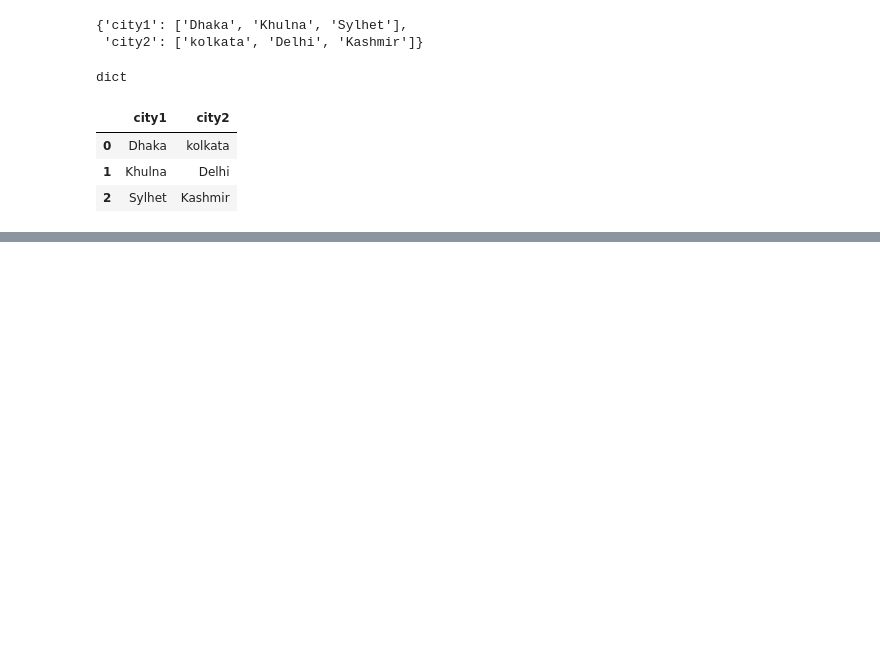
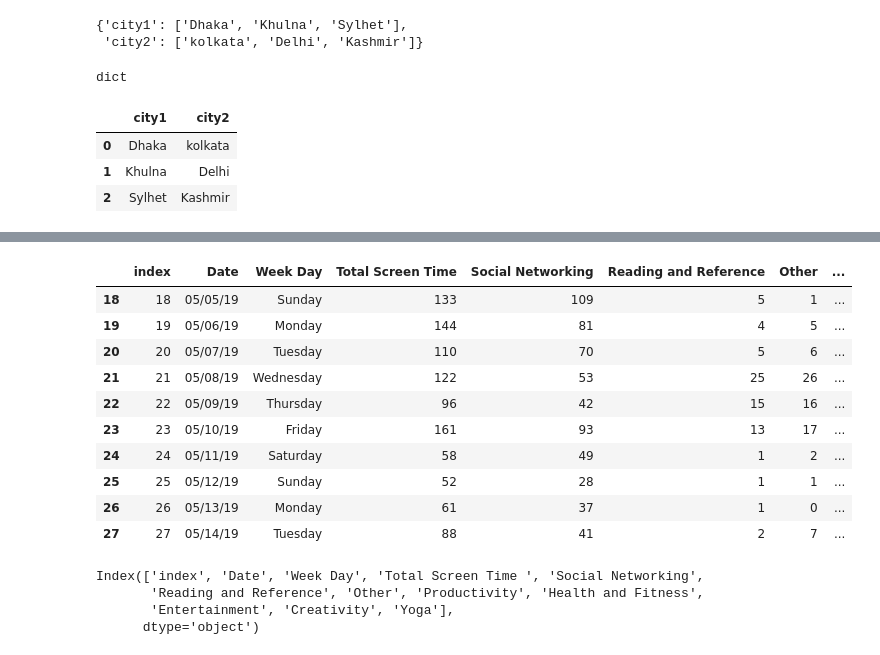
Before and after one commit to FarhanBinShafiq/machine_learning, a Jupyter notebook: pandas/Untitled.ipynb, the cells around one changed output, grey strips where cells are left out. Saved outputs shown, nothing was run; the diff lists cells and outputs as text; code cells hidden in the pictures; blank space fills up the shorter version.

```diff
--- a/pandas/Untitled.ipynb
+++ b/pandas/Untitled.ipynb
@@ -104,0 +142,24 @@ df4
+# %%
+#tail()-->last 10 row will show
+csv_read.tail(10)
+# %% [output]
+|  | index | Date | Week Day | Total Screen Time | Social Networking | Reading and Reference | Other | ... |
+| 18 | 18 | 05/05/19 | Sunday | 133 | 109 | 5 | 1 | ... |
+| 19 | 19 | 05/06/19 | Monday | 144 | 81 | 4 | 5 | ... |
+| 20 | 20 | 05/07/19 | Tuesday | 110 | 70 | 5 | 6 | ... |
+| 21 | 21 | 05/08/19 | Wednesday | 122 | 53 | 25 | 26 | ... |
+| 22 | 22 | 05/09/19 | Thursday | 96 | 42 | 15 | 16 | ... |
+| 23 | 23 | 05/10/19 | Friday | 161 | 93 | 13 | 17 | ... |
+| 24 | 24 | 05/11/19 | Saturday | 58 | 49 | 1 | 2 | ... |
+| 25 | 25 | 05/12/19 | Sunday | 52 | 28 | 1 | 1 | ... |
+| 26 | 26 | 05/13/19 | Monday | 61 | 37 | 1 | 0 | ... |
+| 27 | 27 | 05/14/19 | Tuesday | 88 | 41 | 2 | 7 | ... |
+# %%
+## only columns name read
+columns_name=csv_read.columns
+columns_name
+# %% [output]
+Index(['index', 'Date', 'Week Day', 'Total Screen Time ', 'Social Networking',
+       'Reading and Reference', 'Other', 'Productivity', 'Health and Fitness',
+       'Entertainment', 'Creativity', 'Yoga'],
+      dtype='object')
```
Also changed, not shown: parts of 5 cells of this notebook.
